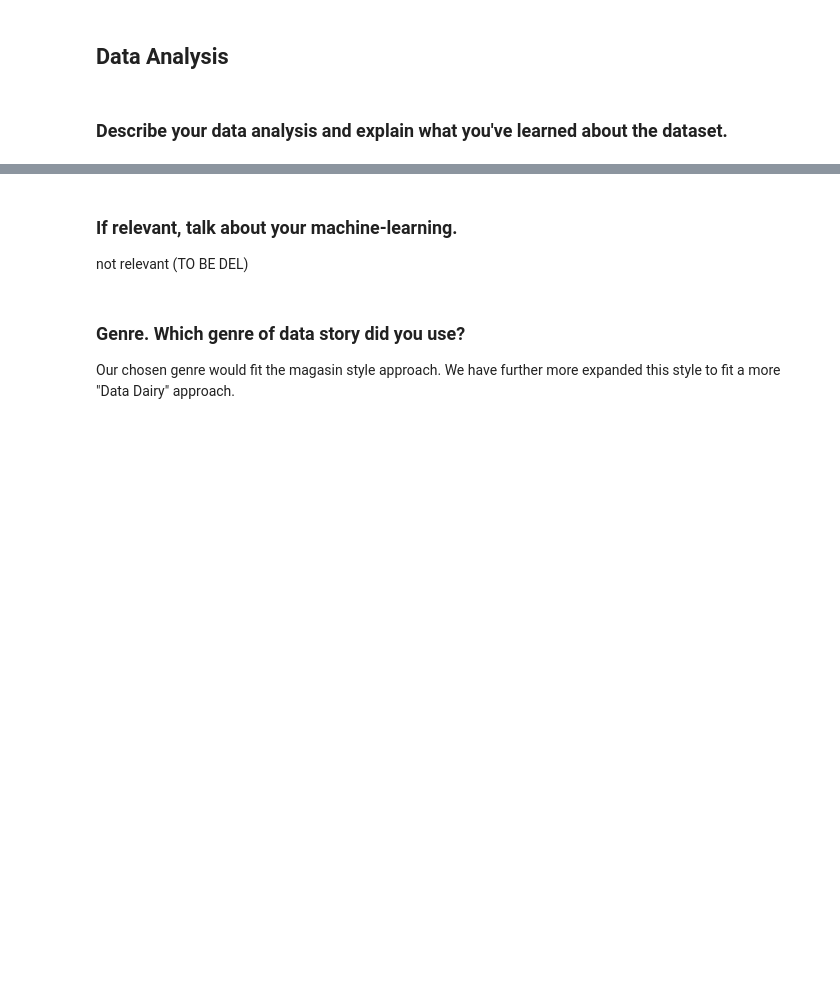
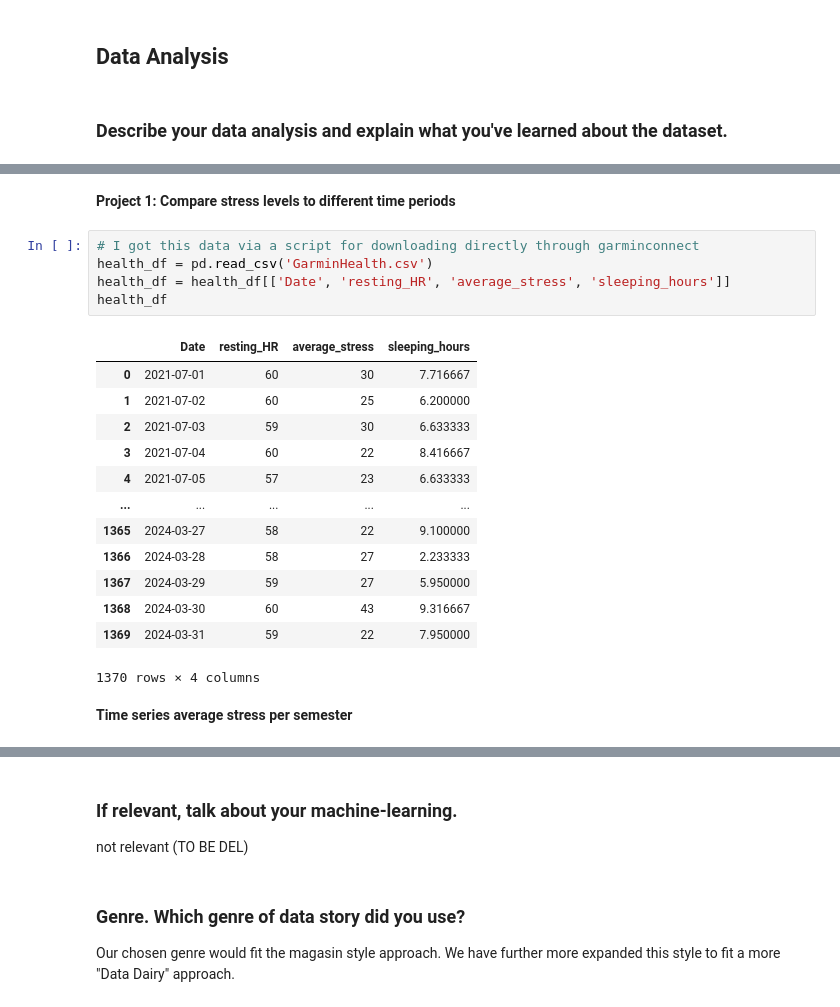
Before and after one commit to cats-and-the-city/explainer, a Jupyter notebook: explaier_notebook.ipynb, the cells around one changed output, grey strips where cells are left out. Drawn from its saved outputs; the diff is of its cells as text; blank space fills up the shorter version.

```diff
--- a/explaier_notebook.ipynb
+++ b/explaier_notebook.ipynb
@@ -210,0 +291,23 @@ show(p)
+# %% [markdown]
+**Project 1: Compare stress levels to different time periods**
+# %%
+# I got this data via a script for downloading directly through garminconnect
+health_df = pd.read_csv('GarminHealth.csv')
+health_df = health_df[['Date', 'resting_HR', 'average_stress', 'sleeping_hours']]
+health_df
+# %% [output]
+|  | Date | resting_HR | average_stress | sleeping_hours |
+| 0 | 2021-07-01 | 60 | 30 | 7.716667 |
+| 1 | 2021-07-02 | 60 | 25 | 6.200000 |
+| 2 | 2021-07-03 | 59 | 30 | 6.633333 |
+| 3 | 2021-07-04 | 60 | 22 | 8.416667 |
+| 4 | 2021-07-05 | 57 | 23 | 6.633333 |
+| ... | ... | ... | ... | ... |
+| 1365 | 2024-03-27 | 58 | 22 | 9.100000 |
+| 1366 | 2024-03-28 | 58 | 27 | 2.233333 |
+| 1367 | 2024-03-29 | 59 | 27 | 5.950000 |
+| 1368 | 2024-03-30 | 60 | 43 | 9.316667 |
+| 1369 | 2024-03-31 | 59 | 22 | 7.950000 |
+1370 rows × 4 columns
+# %% [markdown]
+**Time series average stress per semester**
```
Also changed, not shown: parts of 16 cells of this notebook, 1 other file.
